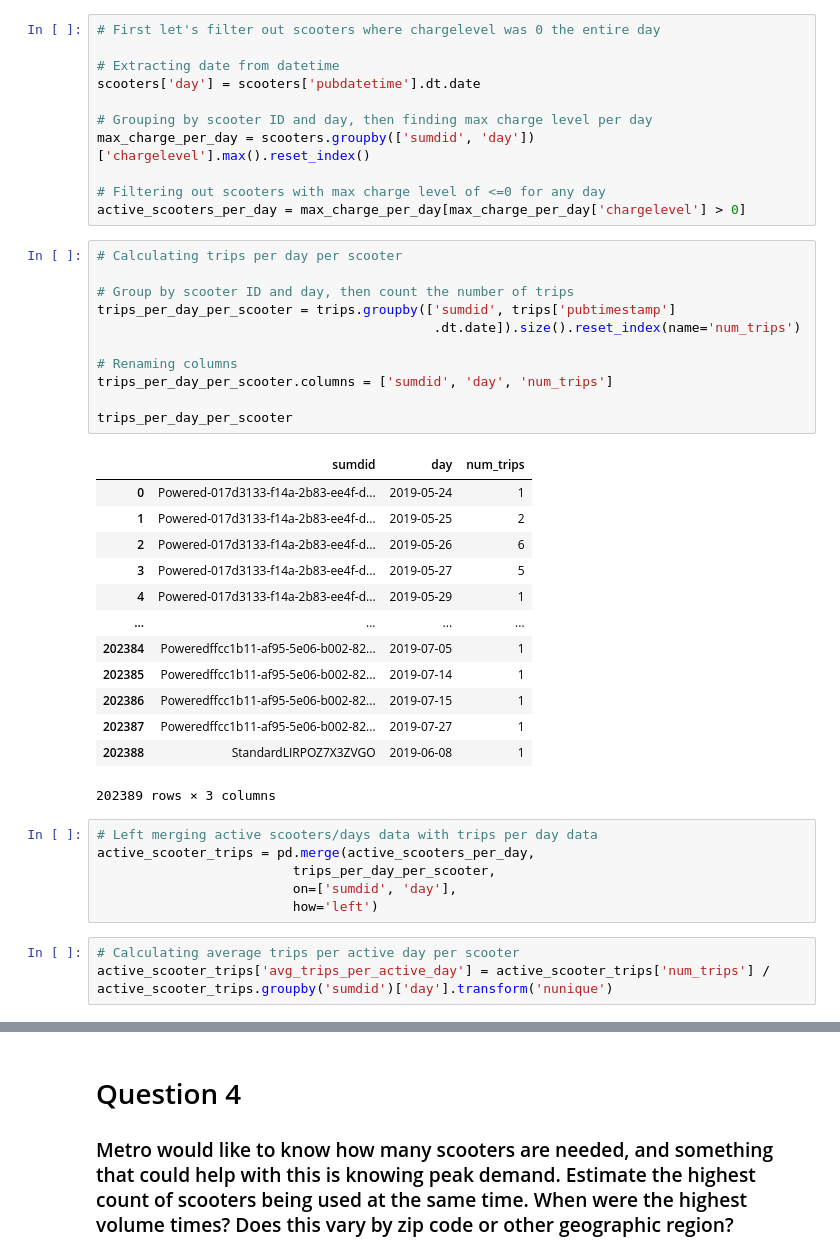
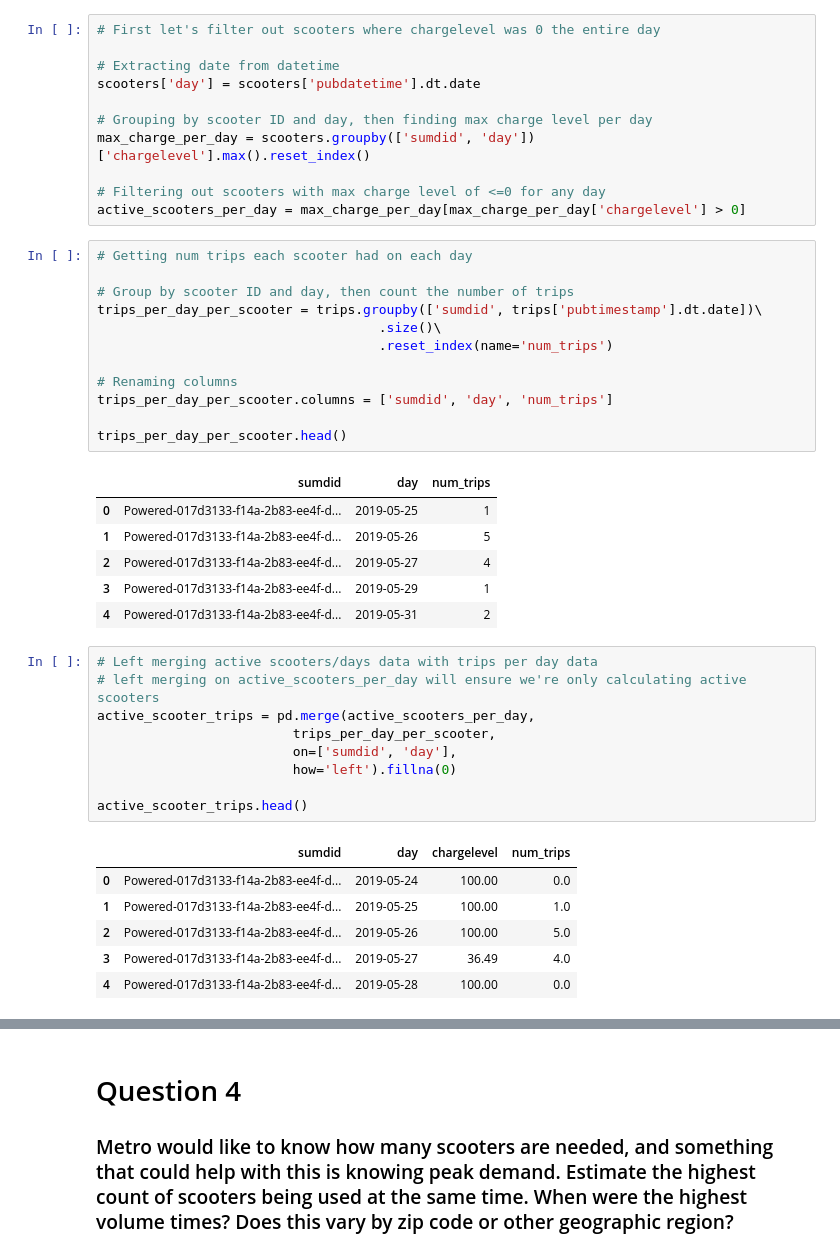
Before and after one commit to NSS-Data-Analytics-Cohort-11/scooters-no-pineapple, a Jupyter notebook: notebook/scooters.ipynb, the cells around one changed output, grey strips where cells are left out. Cells and saved outputs as stored; diff of their text form.

```diff
--- a/notebook/scooters.ipynb
+++ b/notebook/scooters.ipynb
@@ -212,36 +212,37 @@ max_charge_per_day = scooters.groupby(['sumdid', 'day'])['chargelevel'].max().re
 # Filtering out scooters with max charge level of <=0 for any day
 active_scooters_per_day = max_charge_per_day[max_charge_per_day['chargelevel'] > 0]
 # %%
-# Calculating trips per day per scooter
+# Getting num trips each scooter had on each day
 
 # Group by scooter ID and day, then count the number of trips
-trips_per_day_per_scooter = trips.groupby(['sumdid', trips['pubtimestamp']
-                                           .dt.date]).size().reset_index(name='num_trips')
+trips_per_day_per_scooter = trips.groupby(['sumdid', trips['pubtimestamp'].dt.date])\
+                                    .size()\
+                                    .reset_index(name='num_trips')
 
 # Renaming columns
 trips_per_day_per_scooter.columns = ['sumdid', 'day', 'num_trips']
 
-trips_per_day_per_scooter
+trips_per_day_per_scooter.head()
 # %% [output]
 |  | sumdid | day | num_trips |
-| 0 | Powered-017d3133-f14a-2b83-ee4f-d... | 2019-05-24 | 1 |
-| 1 | Powered-017d3133-f14a-2b83-ee4f-d... | 2019-05-25 | 2 |
-| 2 | Powered-017d3133-f14a-2b83-ee4f-d... | 2019-05-26 | 6 |
-| 3 | Powered-017d3133-f14a-2b83-ee4f-d... | 2019-05-27 | 5 |
-| 4 | Powered-017d3133-f14a-2b83-ee4f-d... | 2019-05-29 | 1 |
-| ... | ... | ... | ... |
-| 202384 | Poweredffcc1b11-af95-5e06-b002-82... | 2019-07-05 | 1 |
-| 202385 | Poweredffcc1b11-af95-5e06-b002-82... | 2019-07-14 | 1 |
-| 202386 | Poweredffcc1b11-af95-5e06-b002-82... | 2019-07-15 | 1 |
-| 202387 | Poweredffcc1b11-af95-5e06-b002-82... | 2019-07-27 | 1 |
-| 202388 | StandardLIRPOZ7X3ZVGO | 2019-06-08 | 1 |
+| 0 | Powered-017d3133-f14a-2b83-ee4f-d... | 2019-05-25 | 1 |
+| 1 | Powered-017d3133-f14a-2b83-ee4f-d... | 2019-05-26 | 5 |
+| 2 | Powered-017d3133-f14a-2b83-ee4f-d... | 2019-05-27 | 4 |
+| 3 | Powered-017d3133-f14a-2b83-ee4f-d... | 2019-05-29 | 1 |
+| 4 | Powered-017d3133-f14a-2b83-ee4f-d... | 2019-05-31 | 2 |
-202389 rows × 3 columns
 # %%
 # Left merging active scooters/days data with trips per day data
+# left merging on active_scooters_per_day will ensure we're only calculating active scooters
 active_scooter_trips = pd.merge(active_scooters_per_day,
                          trips_per_day_per_scooter,
                          on=['sumdid', 'day'],
-                         how='left')
+                         how='left').fillna(0)
+
+active_scooter_trips.head()
+# %% [output]
+|  | sumdid | day | chargelevel | num_trips |
+| 0 | Powered-017d3133-f14a-2b83-ee4f-d... | 2019-05-24 | 100.00 | 0.0 |
+| 1 | Powered-017d3133-f14a-2b83-ee4f-d... | 2019-05-25 | 100.00 | 1.0 |
+| 2 | Powered-017d3133-f14a-2b83-ee4f-d... | 2019-05-26 | 100.00 | 5.0 |
+| 3 | Powered-017d3133-f14a-2b83-ee4f-d... | 2019-05-27 | 36.49 | 4.0 |
+| 4 | Powered-017d3133-f14a-2b83-ee4f-d... | 2019-05-28 | 100.00 | 0.0 |
-# %%
-# Calculating average trips per active day per scooter
-active_scooter_trips['avg_trips_per_active_day'] = active_scooter_trips['num_trips'] / active_scooter_trips.groupby('sumdid')['day'].transform('nunique')
```
Also changed, not shown: parts of 35 cells of this notebook.
